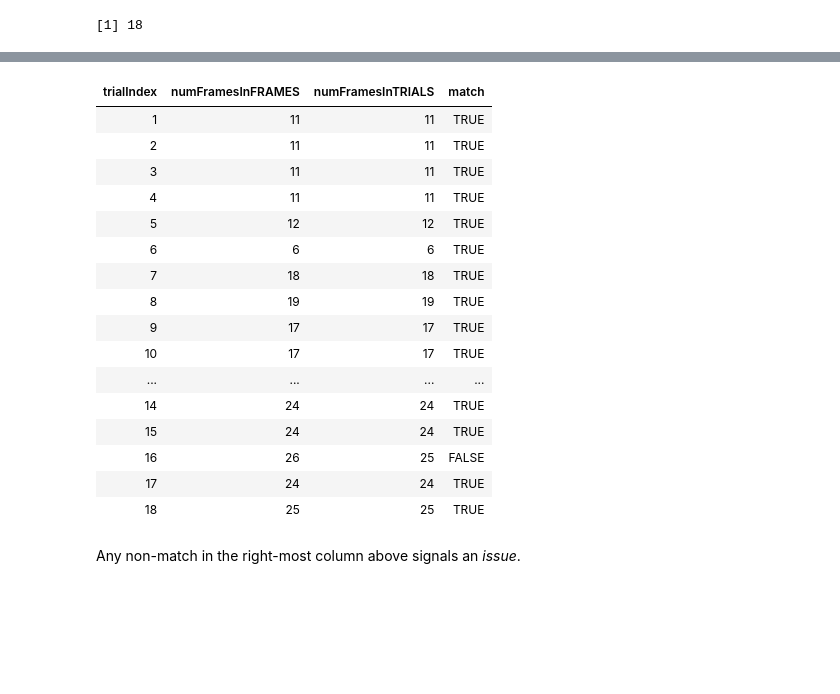
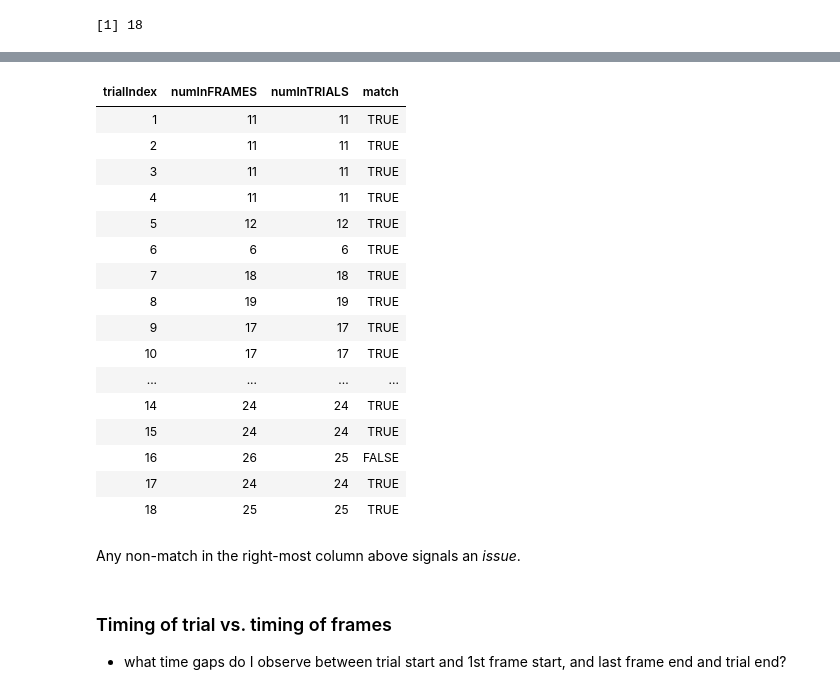
Before and after one commit to TheGoldLab/Analysis_SingleCP_DotsReversal, a Jupyter notebook: Python_scripts/pilot6.ipynb, the cells around one changed output, grey strips where cells are left out. Drawn from its saved outputs; the diff is of its cells as text; code cells hidden in the pictures; blank space fills up the shorter version.

Commit message:
compare times between frames and trials pilot6

```diff
--- a/Python_scripts/pilot6.ipynb
+++ b/Python_scripts/pilot6.ipynb
@@ -185,15 +143,15 @@ max(unique(tb[[TRIALS]][,trialIndex]))
 # %%
 setkey(tb[[FRAMES]], trialIndex)
 setkey(tb[[TRIALS]], trialIndex)
 
 # Full OUTER JOIN (see https://rstudio-pubs-static.s3.amazonaws.com/52230_5ae0d25125b544caab32f75f0360e775.html)
 frameCount <- merge(
-    tb[[FRAMES]][order(trialIndex),.(numFramesInFRAMES=.N),by=trialIndex],
-    tb[[TRIALS]][order(trialIndex),.(numFramesInTRIALS=numFrames),by=trialIndex],
+    tb[[FRAMES]][order(trialIndex),.(numInFRAMES=.N),by=trialIndex],
+    tb[[TRIALS]][order(trialIndex),.(numInTRIALS=numFrames),by=trialIndex],
     all=TRUE)
-frameCount[,.(trialIndex, numFramesInFRAMES, numFramesInTRIALS, match=numFramesInFRAMES == numFramesInTRIALS)]
+frameCount[,.(trialIndex, numInFRAMES, numInTRIALS, match=numInFRAMES == numInTRIALS)]
 # %% [output]
-| trialIndex | numFramesInFRAMES | numFramesInTRIALS | match |
+| trialIndex | numInFRAMES | numInTRIALS | match |
 | 1 | 11 | 11 | TRUE |
 | 2 | 11 | 11 | TRUE |
 | 3 | 11 | 11 | TRUE |
@@ -212,3 +170,6 @@ frameCount[,.(trialIndex, numFramesInFRAMES, numFramesInTRIALS, match=numFramesI
 | 18 | 25 | 25 | TRUE |
 # %% [markdown]
 Any non-match in the right-most column above signals an *issue*.
+# %% [markdown]
+### Timing of trial vs. timing of frames
+- what time gaps do I observe between trial start and 1st frame start, and last frame end and trial end?
```
Also changed, not shown: parts of 13 cells of this notebook.
